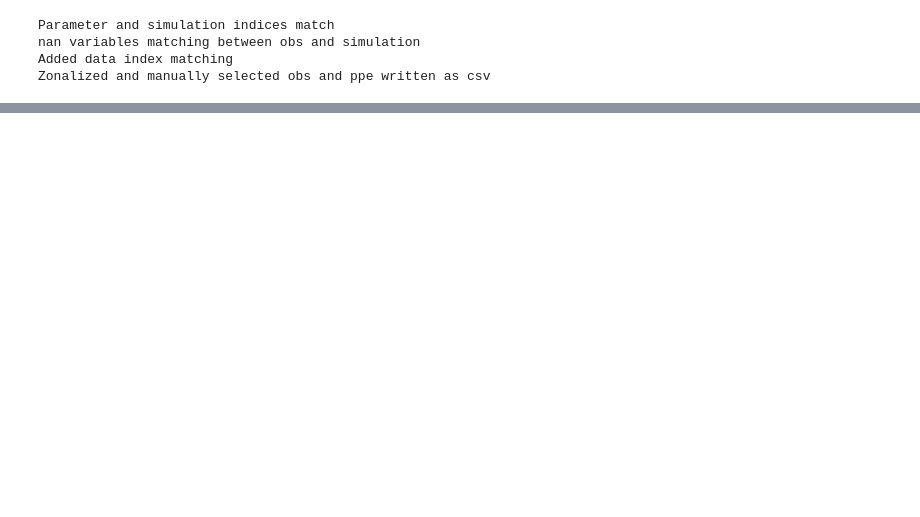
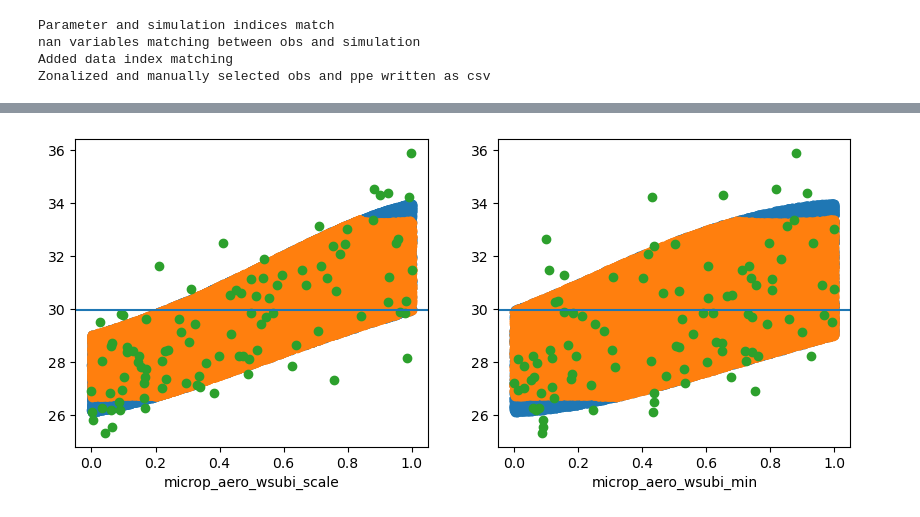
Before and after one commit to yiqioyang/proj2dhullsampler, a Jupyter notebook: notebooks/prepare.ipynb, the cells around one changed output, grey strips where cells are left out. Saved outputs shown, nothing was run; the diff lists cells and outputs as text; code cells hidden in the pictures; blank space fills up the shorter version.

```diff
--- a/notebooks/prepare.ipynb
+++ b/notebooks/prepare.ipynb
@@ -148,0 +143,4 @@ test_case.visualize_check('TGCLDLWP_zonal_-25to-15')
+# %%
+test_case.visualize_check('LWCF_zonal_-55to-45')
+# %% [output]
+[figure, added]
```
Also changed, not shown: parts of 15 cells of this notebook, 1 other file.
